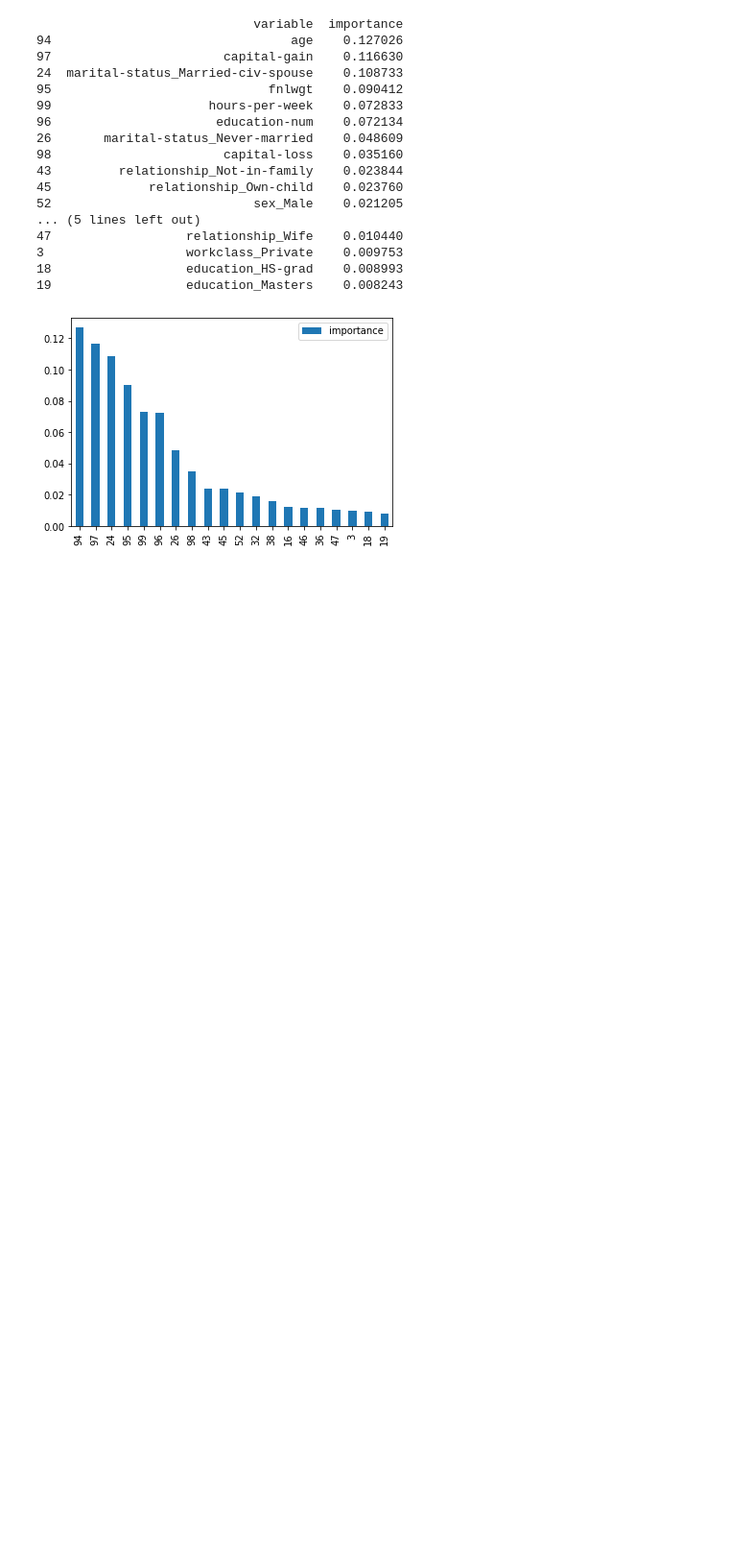
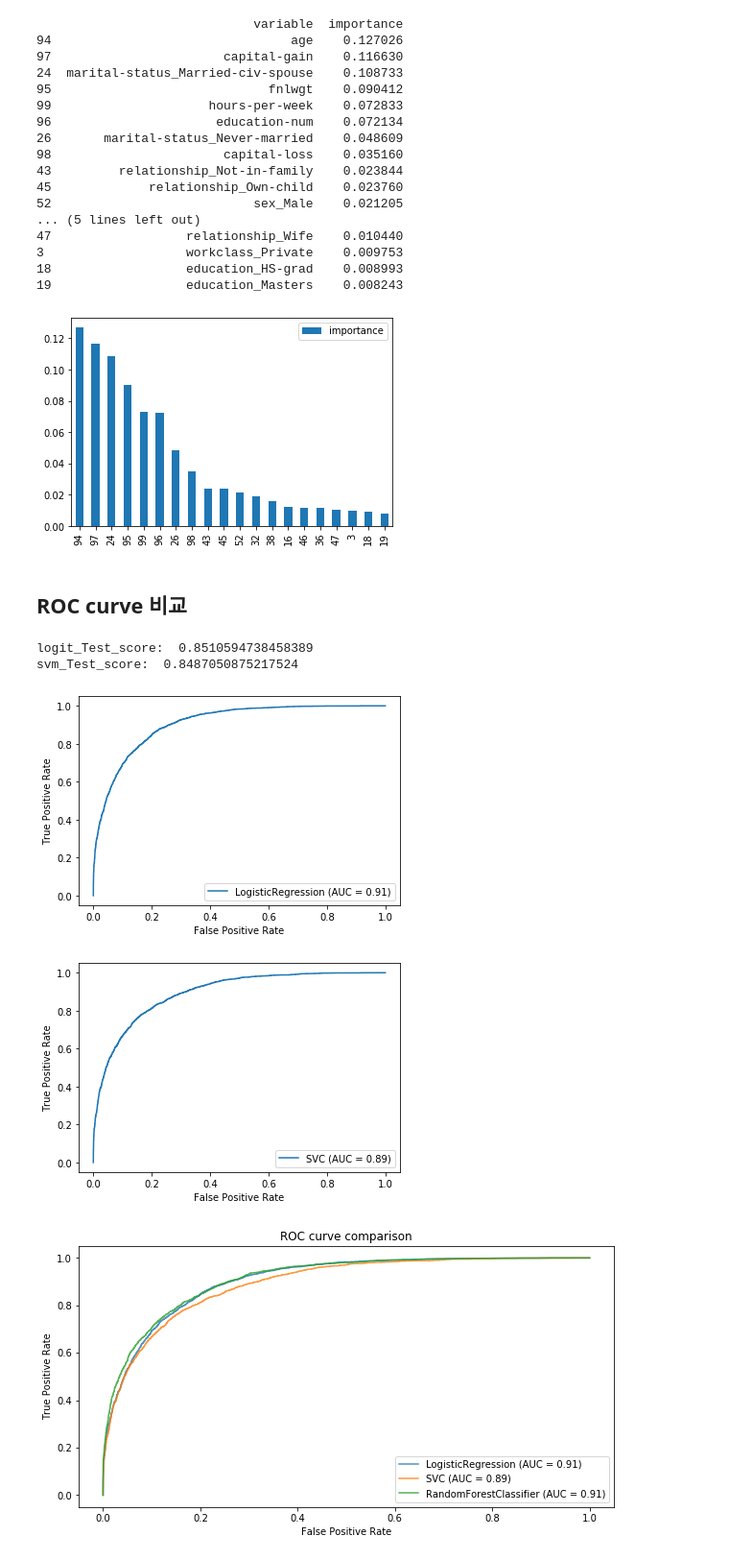
Before and after one commit to galmaigy/adult-analysis, a Jupyter notebook: adult-RF.ipynb, the cells around one changed output. Shown at 96% size. Drawn from its saved outputs; the diff is of its cells as text; code cells hidden in the pictures; blank space fills up the shorter version.

```diff
--- a/adult-RF.ipynb
+++ b/adult-RF.ipynb
@@ -163,7 +163,15 @@ print(pd.concat((pd.DataFrame(design_adult.columns, columns = ['variable']),
      )
 a.plot(kind='bar')
 plt.show()
-# model_rf.feature_importances_
+from sklearn import svm
+
+# 모형 객체 생성 (kernel='rbf' 적용)
+svm_model = svm.SVC(kernel='rbf')
+
+# train data를 가지고 모형 학습
+svm_model.fit(X_train, y_train)
+svm_disp=plot_roc_curve(svm_model, X_test, y_test)
+print('Test_score: ', svm_model.score(X_test, y_test))# model_rf.feature_importances_
 # %% [output]
                              variable  importance
 94                                age    0.127026
@@ -183,3 +191,43 @@ plt.show()
 18                  education_HS-grad    0.008993
 19                  education_Masters    0.008243
 [figure]
+# %% [markdown]
+## ROC curve 비교
+# %%
+
+
+from sklearn.linear_model import LogisticRegression
+from sklearn import metrics as mt
+
+model_logit = LogisticRegression()
+model_logit.fit(X_train, y_train)
+logit_disp = plot_roc_curve(model_logit, X_test, y_test)
+print('logit_Test_score: ', model_logit.score(X_test, y_test))
+
+from sklearn import svm
+
+# 모형 객체 생성 (kernel='rbf' 적용)
+svm_model = svm.SVC(kernel='rbf')
+
+# train data를 가지고 모형 학습
+svm_model.fit(X_train, y_train)
+svm_disp=plot_roc_curve(svm_model, X_test, y_test)
+print('svm_Test_score: ', svm_model.score(X_test, y_test))
+
+# roc curve
+from sklearn.metrics import plot_roc_curve
+
+fig = plt.figure(figsize=(10, 5))
+ax = plt.gca()
+ax.set_title("ROC curve comparison")
+logit_disp.plot(ax=ax,alpha=0.8)
+svm_disp.plot(ax=ax,alpha=0.8)
+
+rf_disp = plot_roc_curve(model_rf,X_test, y_test,ax=ax, alpha=0.8)
+plt.show()
+# %% [output]
+logit_Test_score:  0.8510594738458389
+svm_Test_score:  0.8487050875217524
+[figure, added]
+[figure, added]
+[figure, added]
```
